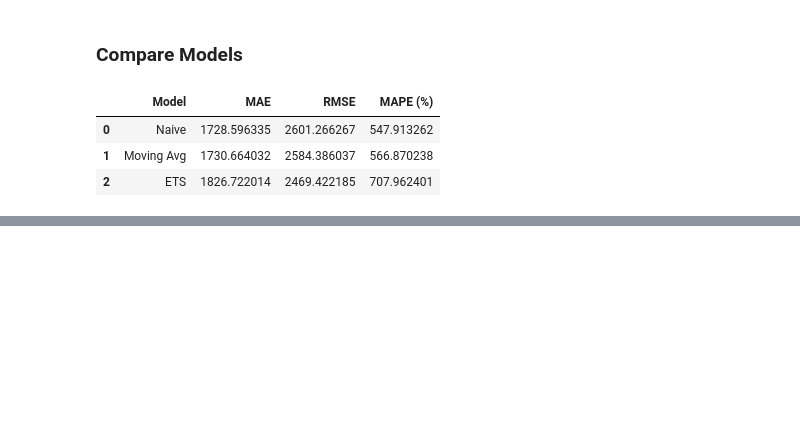
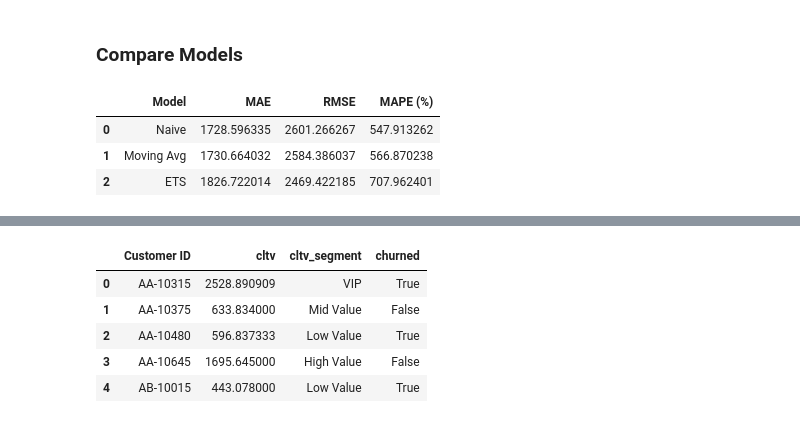
Before and after one commit to pnistha11/retailinsights360, a Jupyter notebook: RetailInsights360.ipynb, the cells around one changed output, grey strips where cells are left out. Saved outputs shown, nothing was run; the diff lists cells and outputs as text; code cells hidden in the pictures; blank space fills up the shorter version.

```diff
--- a/RetailInsights360.ipynb
+++ b/RetailInsights360.ipynb
@@ -778,0 +850,9 @@ results
+# %%
+#Create Value Segments
+cltv_df['cltv_segment'] = pd.qcut(
+    cltv_df['cltv'],
+    q=4,
+    labels=['Low Value', 'Mid Value', 'High Value', 'VIP']
+)
+
+cltv_df['cltv_segment'].value_counts()
@@ -778,0 +871,17 @@ results
+# %%
+reference_date = df['Order Date'].max()
+
+cltv_df['days_since_last_purchase'] = (
+    reference_date - cltv_df['last_purchase']
+).dt.days
+
+cltv_df['churned'] = cltv_df['days_since_last_purchase'] > 180
+
+cltv_df[['Customer ID', 'cltv', 'cltv_segment', 'churned']].head()
+# %% [output]
+|  | Customer ID | cltv | cltv_segment | churned |
+| 0 | AA-10315 | 2528.890909 | VIP | True |
+| 1 | AA-10375 | 633.834000 | Mid Value | False |
+| 2 | AA-10480 | 596.837333 | Low Value | True |
+| 3 | AA-10645 | 1695.645000 | High Value | False |
+| 4 | AB-10015 | 443.078000 | Low Value | True |
```
Also changed, not shown: parts of 17 cells of this notebook.
